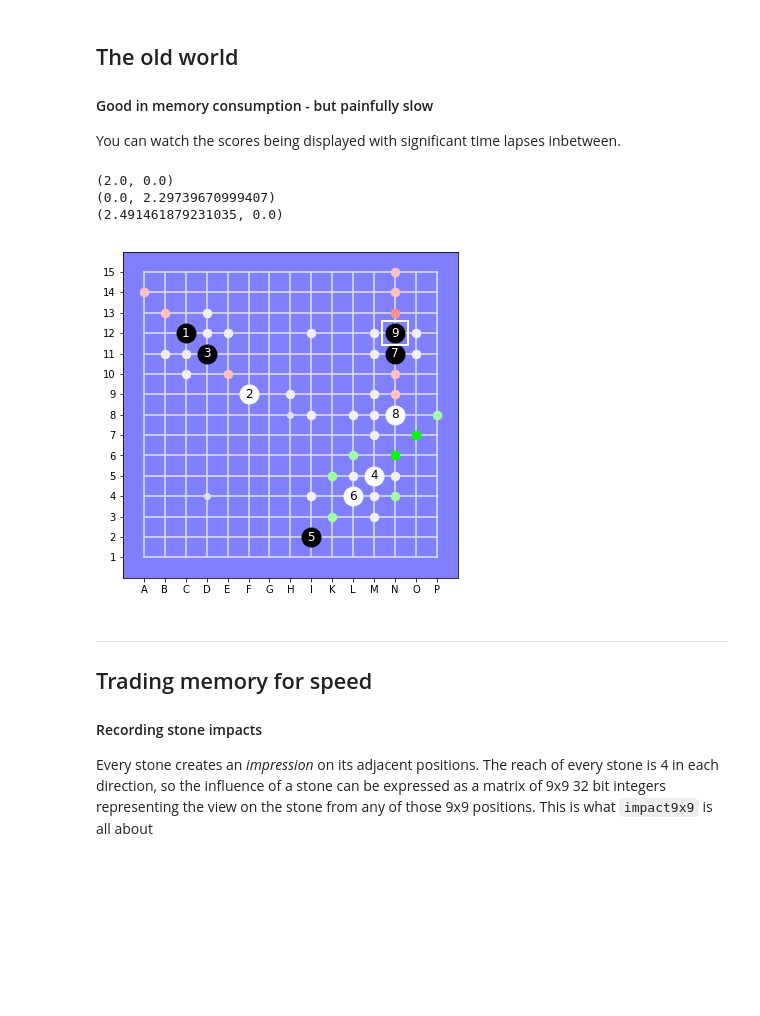
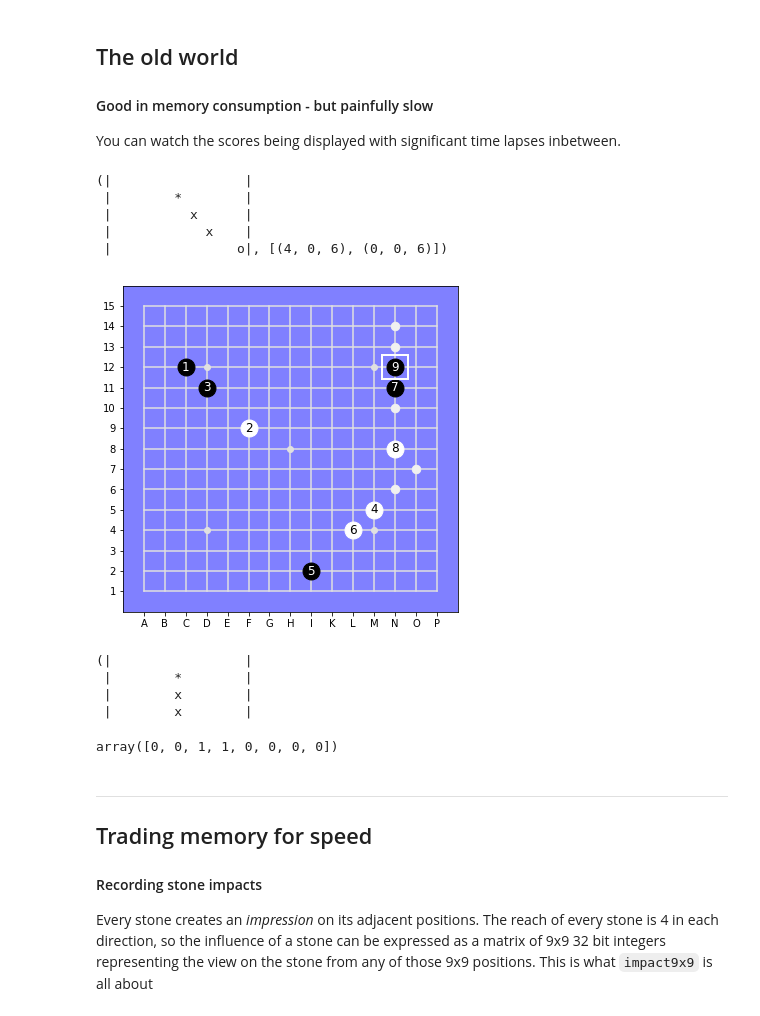
Before and after one commit to Project-Ellie/tutorials, a Jupyter notebook: other_stuff/DeepGomoku/Performance.ipynb, the cells around one changed output. Drawn from its saved outputs; the diff is of its cells as text; code cells hidden in the pictures; blank space fills up the shorter version.

```diff
--- a/other_stuff/DeepGomoku/Performance.ipynb
+++ b/other_stuff/DeepGomoku/Performance.ipynb
@@ -13,14 +14,30 @@ from GomokuBoard import GomokuBoard
 # %%
 b = GomokuBoard(size=15, disp_width=6)
-print(b.set(3,12).set(6,9).set(4,11).get_scores(0,2,13))
-print(b.set(12,5).set(9,2).set(11,4).get_scores(0,13,6))
-print(b.set(13,11).set(13,8).set(13,12).get_scores(0,13,13))
-b.display(score='current')
+b.set(3,12).set(6,9).set(4,11)
+b.set(12,5).set(9,2).set(11,4)
+b.set(13,11).set(13,8).set(13,12)
+b.display()
+nh = b.getn9x9(2,13)
+nh, b.heuristics.classify_nh(nh)
 # %% [output]
-(2.0, 0.0)
-(0.0, 2.29739670999407)
-(2.491461879231035, 0.0)
+(|                 |
+ |        *        |
+ |          x      |
+ |            x    |
+ |                o|, [(4, 0, 6), (0, 0, 6)])
-[figure, old version]
+[figure, new version]
+# %%
+nh = b.getn9x9(13,13)
+nh, b.heuristics.classify_nh(nh)
+# %% [output]
+(|                 |
+ |        *        |
+ |        x        |
+ |        x        |
+# %%
+b.heuristics.f_range(nh.get_line('n'), c=0)
+# %% [output]
+array([0, 0, 1, 1, 0, 0, 0, 0])
 # %% [markdown]
 ---
 ## Trading memory for speed
```
Also changed, not shown: parts of 16 cells of this notebook, 9 other files.
